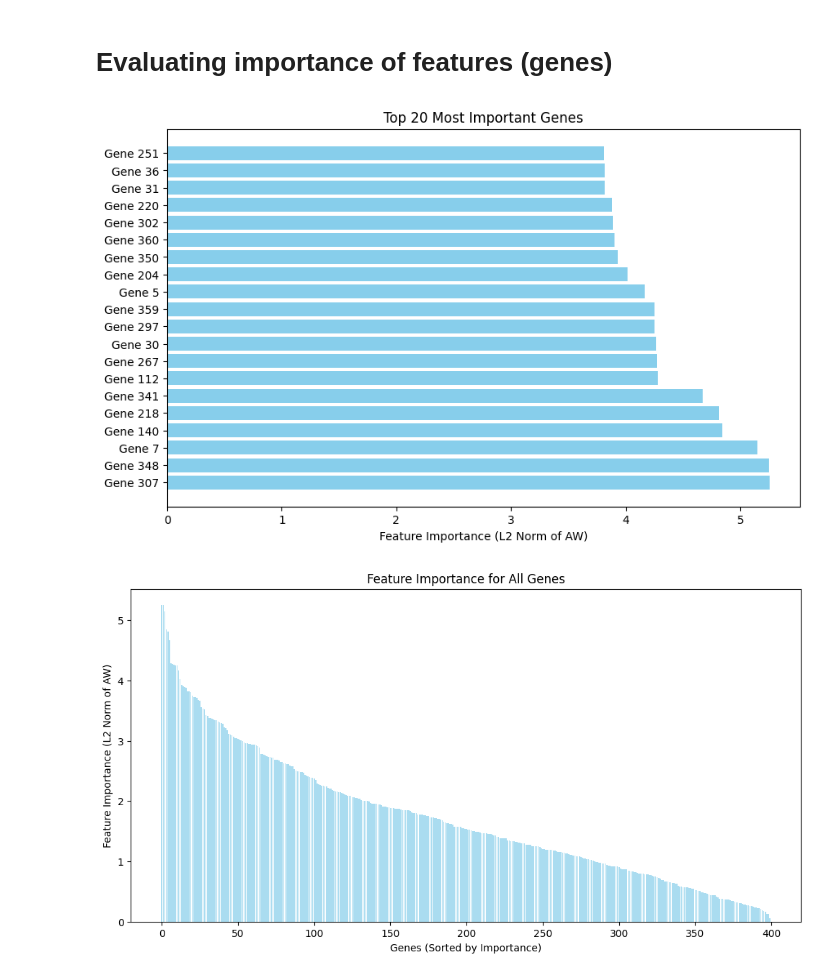
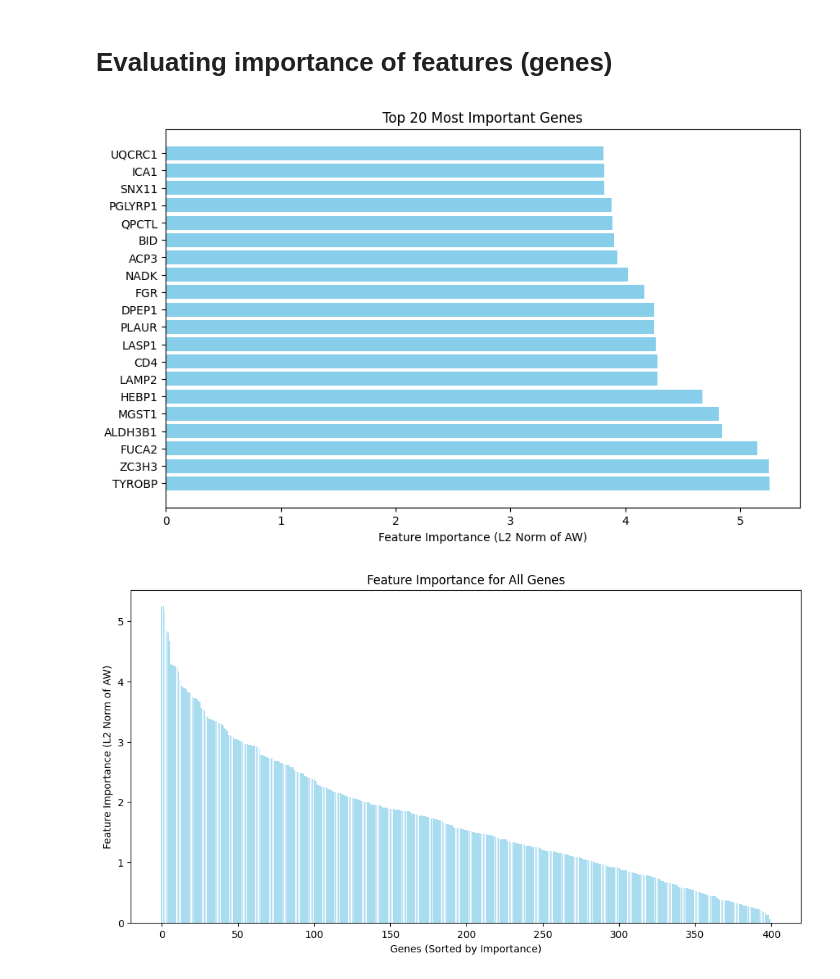
Before and after one commit to Richlogger/42186-Model-Based-ML-Project, a Jupyter notebook: model4.ipynb, the cells around one changed output. Drawn from its saved outputs; the diff is of its cells as text; code cells hidden in the pictures.

Commit message:
Implemented gene_names

```diff
--- a/model4.ipynb
+++ b/model4.ipynb
@@ -36,7 +36,11 @@ def load_small_data():
     val_data = pd.read_csv(val_data_path).values.astype(np.float32)
     val_label = pd.read_csv(val_label_path).values.flatten()
 
-    return test_data, test_label, val_data, val_label
+    genes_path = "gene_label.csv"
+    gene_names = pd.read_csv(genes_path, header=None).values[:400,0]
+    gene_type = pd.read_csv(genes_path, header=None).values[:400,1]
+
+    return test_data, test_label, val_data, val_label, gene_names, gene_type
 
 
 
@@ -87,9 +91,13 @@ def load_large_data():
     print("X_test shape:", X_test.shape)
     print("y_test shape:", y_test.shape)
 
+    genes_path = "gene_label.csv"
+    gene_names = pd.read_csv(genes_path, header=None).values
+    gene_type = pd.read_csv(genes_path, header=None).values
 
 
-    return X_train, y_train, X_val, y_val, X_test, y_test
+
+    return X_train, y_train, X_val, y_val, X_test, y_test, gene_names, gene_type
 
 
 
@@ -98,9 +106,9 @@ Toggle = "small"
 
 
 if Toggle == "small":
-    X_train, y_train, X_val, y_val = load_small_data()
+    X_train, y_train, X_val, y_val, gene_names, _ = load_small_data()
 elif Toggle == "large":
-    X_train, y_train, X_val, y_val, X_test, y_test = load_large_data()
+    X_train, y_train, X_val, y_val, X_test, y_test, gene_names, _ = load_large_data()
 # %% [markdown]
 # Presentation of data
 # %%
@@ -395,17 +403,17 @@ Validation Accuracy: 0.9350
 # %%
 # Example usage
 W = pyro.param("w_loc").detach().cpu().numpy()  # Shape: [latent_dim, n_genes]
 A = A_pm.detach().cpu().numpy()                # Shape: [n_classes, latent_dim]
 top_n = 20
 gene_importance = np.linalg.norm(A @ W, axis=0)  # Compute importance for all genes
 
 
 # Compute feature importance
 top_indices, top_importance = compute_feature_importance_from_AW(W, A, top_n=top_n)
 
 # Plot the top genes
-plot_top_genes_from_AW(top_indices, top_importance, top_n=top_n)
+plot_top_genes_from_AW(top_indices, top_importance, top_n=top_n, gene_names=gene_names)
 plot_all_genes_from_AW(gene_importance)
 # %% [output]
-[figure, old version]
+[figure, new version]
 [figure]
```
Also changed, not shown: parts of 2 cells of this notebook.
